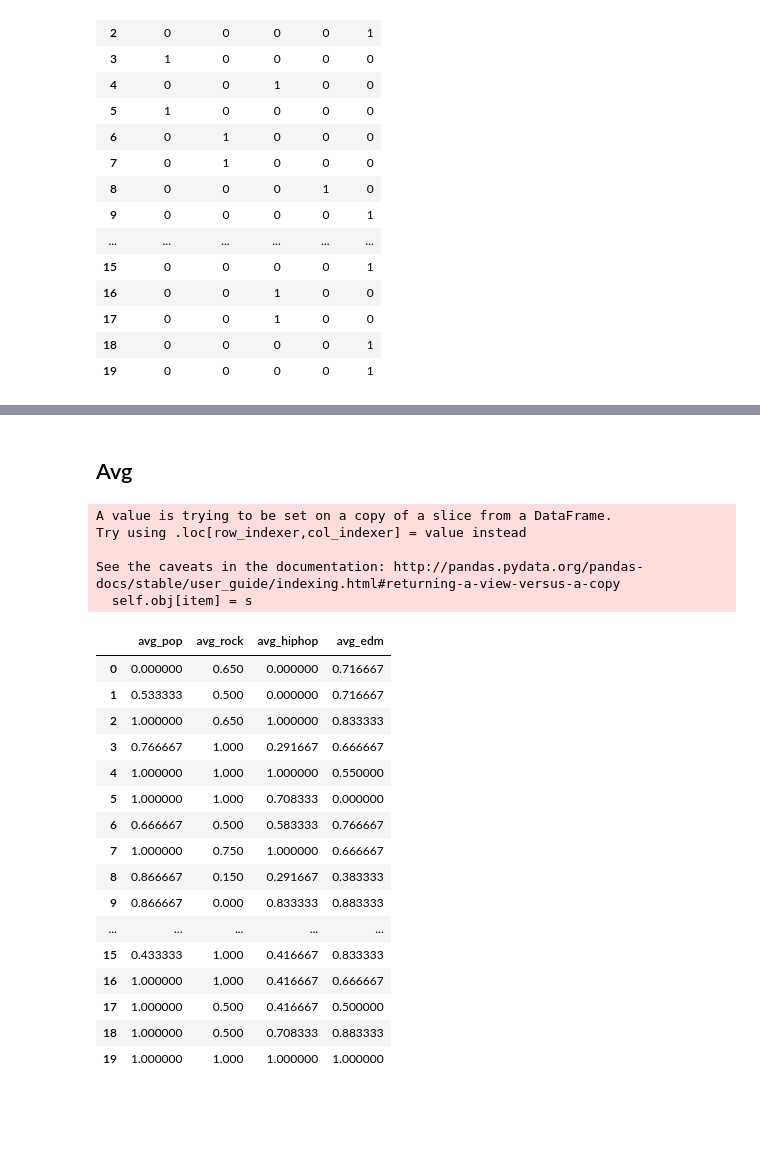
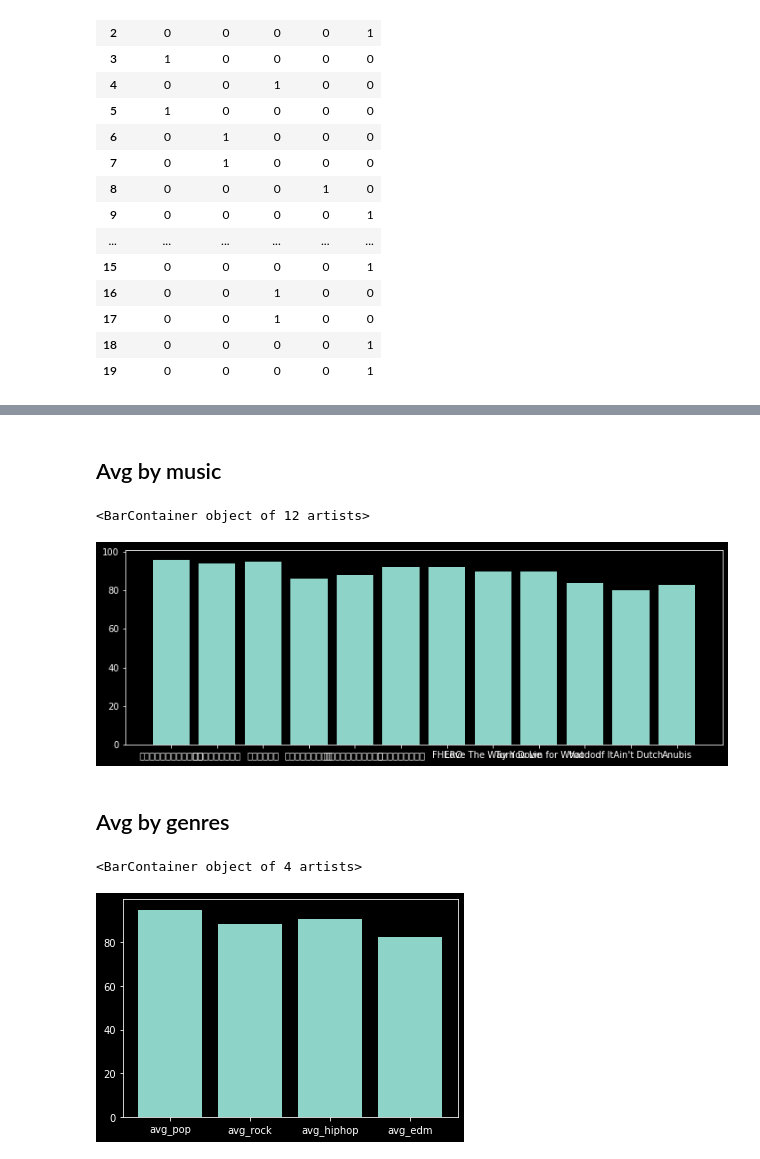
Before and after one commit to bdintu/measure-the-volume-of-music-in-each-genre, a Jupyter notebook: notebook.ipynb, the cells around one changed output, grey strips where cells are left out. Drawn from its saved outputs; the diff is of its cells as text; code cells hidden in the pictures; blank space fills up the shorter version.

```diff
--- a/notebook.ipynb
+++ b/notebook.ipynb
@@ -90,30 +90,19 @@ plt.pie(hour.sum(), labels=hour.keys(), autopct='%1.1f%%')
 # %% [markdown]
-## Avg
+## Avg by music
+# %%
+music = pop_keys + rock_keys + hiphop_keys + edm_keys
+avg_music = df[music].mean().round(0).astype(int)
+
+plt.figure(figsize=[12,4])
+plt.bar(avg_music.keys(), avg_music)
+# %% [output]
+<BarContainer object of 12 artists>
+[figure, added]
+# %% [markdown]
+## Avg by genres
 # %%
 avg = df[avg_keys]
-avg.loc[:,:] = MinMaxScaler().fit_transform(avg)
-
-avg
+plt.bar(avg.keys(), avg.mean())
 # %% [output]
-A value is trying to be set on a copy of a slice from a DataFrame.
-Try using .loc[row_indexer,col_indexer] = value instead
-
-See the caveats in the documentation: http://pandas.pydata.org/pandas-docs/stable/user_guide/indexing.html#returning-a-view-versus-a-copy
-  self.obj[item] = s
+<BarContainer object of 4 artists>
-|  | avg_pop | avg_rock | avg_hiphop | avg_edm |
-| 0 | 0.000000 | 0.650 | 0.000000 | 0.716667 |
-| 1 | 0.533333 | 0.500 | 0.000000 | 0.716667 |
-| 2 | 1.000000 | 0.650 | 1.000000 | 0.833333 |
-| 3 | 0.766667 | 1.000 | 0.291667 | 0.666667 |
-| 4 | 1.000000 | 1.000 | 1.000000 | 0.550000 |
-| 5 | 1.000000 | 1.000 | 0.708333 | 0.000000 |
-| 6 | 0.666667 | 0.500 | 0.583333 | 0.766667 |
-| 7 | 1.000000 | 0.750 | 1.000000 | 0.666667 |
-| 8 | 0.866667 | 0.150 | 0.291667 | 0.383333 |
-| 9 | 0.866667 | 0.000 | 0.833333 | 0.883333 |
-| ... | ... | ... | ... | ... |
-| 15 | 0.433333 | 1.000 | 0.416667 | 0.833333 |
-| 16 | 1.000000 | 1.000 | 0.416667 | 0.666667 |
-| 17 | 1.000000 | 0.500 | 0.416667 | 0.500000 |
-| 18 | 1.000000 | 0.500 | 0.708333 | 0.883333 |
-| 19 | 1.000000 | 1.000 | 1.000000 | 1.000000 |
+[figure, added]
```
Also changed, not shown: parts of 12 cells of this notebook.
